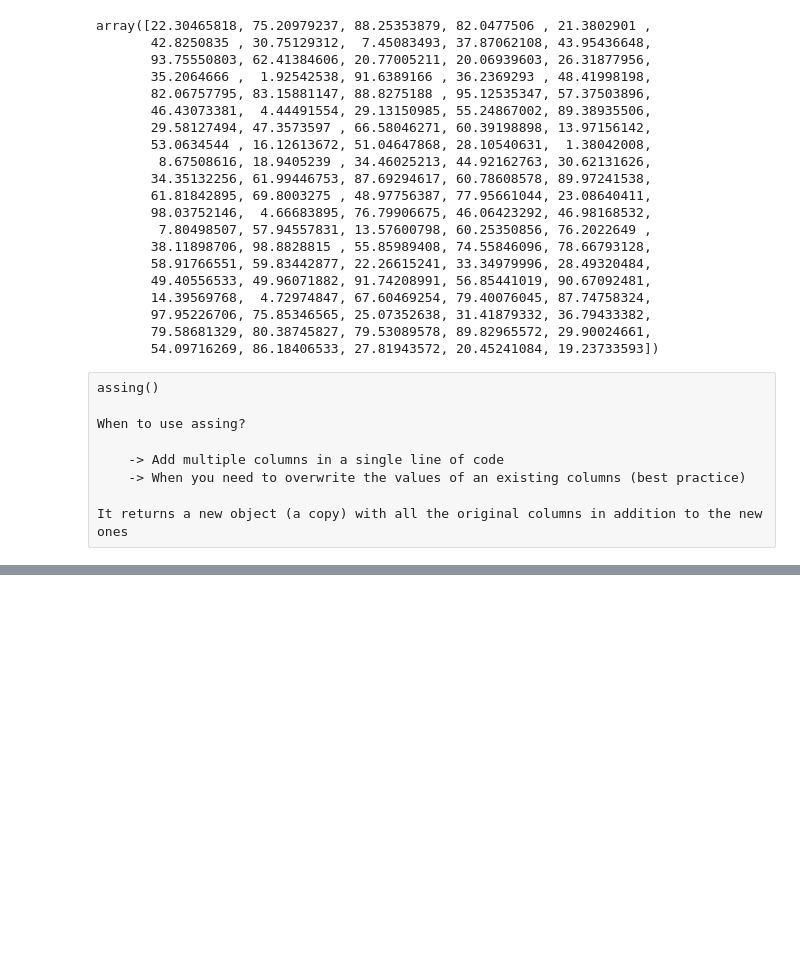
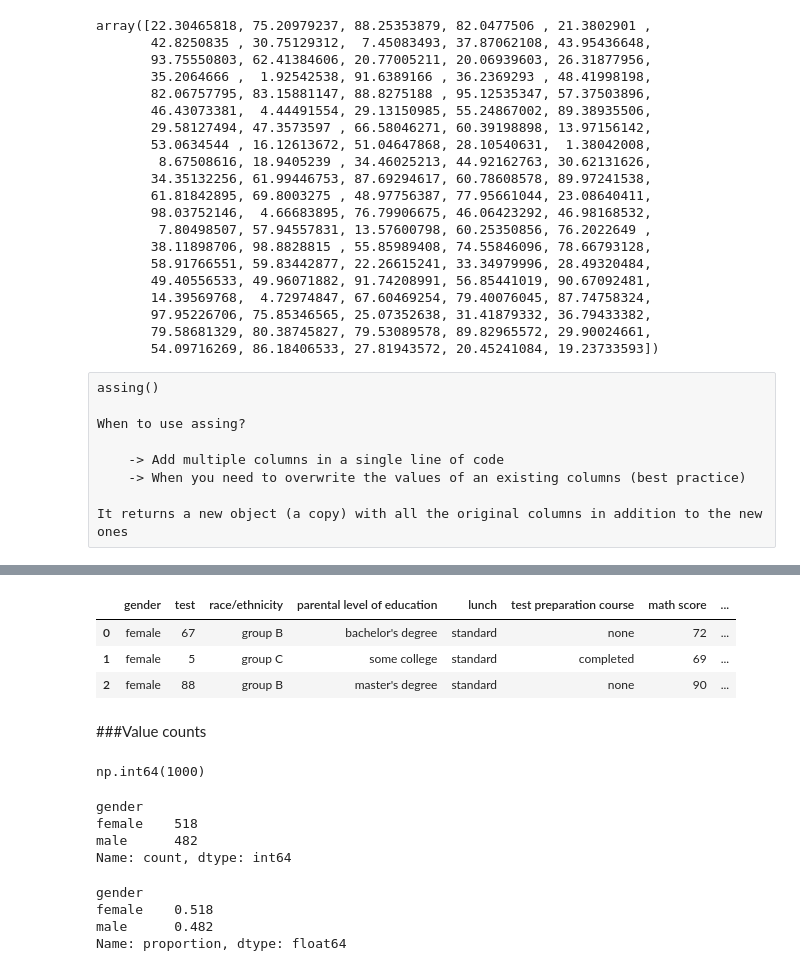
Before and after one commit to leandroclv/python_data_science_ML_bootcamp_udemy, a Jupyter notebook: intro_pandas_numpy/introduction_pandas_numpy.ipynb, the cells around one changed output, grey strips where cells are left out. Drawn from its saved outputs; the diff is of its cells as text; code cells hidden in the pictures; blank space fills up the shorter version.

```diff
--- a/intro_pandas_numpy/introduction_pandas_numpy.ipynb
+++ b/intro_pandas_numpy/introduction_pandas_numpy.ipynb
@@ -405,0 +493,37 @@ It returns a new object (a copy) with all the original columns in addition to th
+# %%
+#Calculating the average score and assinging the result to a new column
+df_exams['average'] = (df_exams['math score'] + df_exams['reading score'] + df_exams['writing score'])/3
+df_exams.head(3).round(2)
+# %% [output]
+|  | gender | test | race/ethnicity | parental level of education | lunch | test preparation course | math score | ... |
+| 0 | female | 67 | group B | bachelor's degree | standard | none | 72 | ... |
+| 1 | female | 5 | group C | some college | standard | completed | 69 | ... |
+| 2 | female | 88 | group B | master's degree | standard | none | 90 | ... |
+# %% [markdown]
+###Value counts
+# %%
+#Counting gender elements
+
+#len function
+len(df_exams['gender'])
+
+#.count() method
+df_exams['gender'].count()
+# %% [output]
+np.int64(1000)
+# %%
+#Counting gender elements by category
+df_exams['gender'].value_counts()
+# %% [output]
+gender
+female    518
+male      482
+Name: count, dtype: int64
+# %%
+#return the relative frequencyy (divide all values by the sum of values)
+df_exams['gender'].value_counts(normalize=True)
+# %% [output]
+gender
+female    0.518
+male      0.482
+Name: proportion, dtype: float64
```
Also changed, not shown: parts of 20 cells of this notebook.
